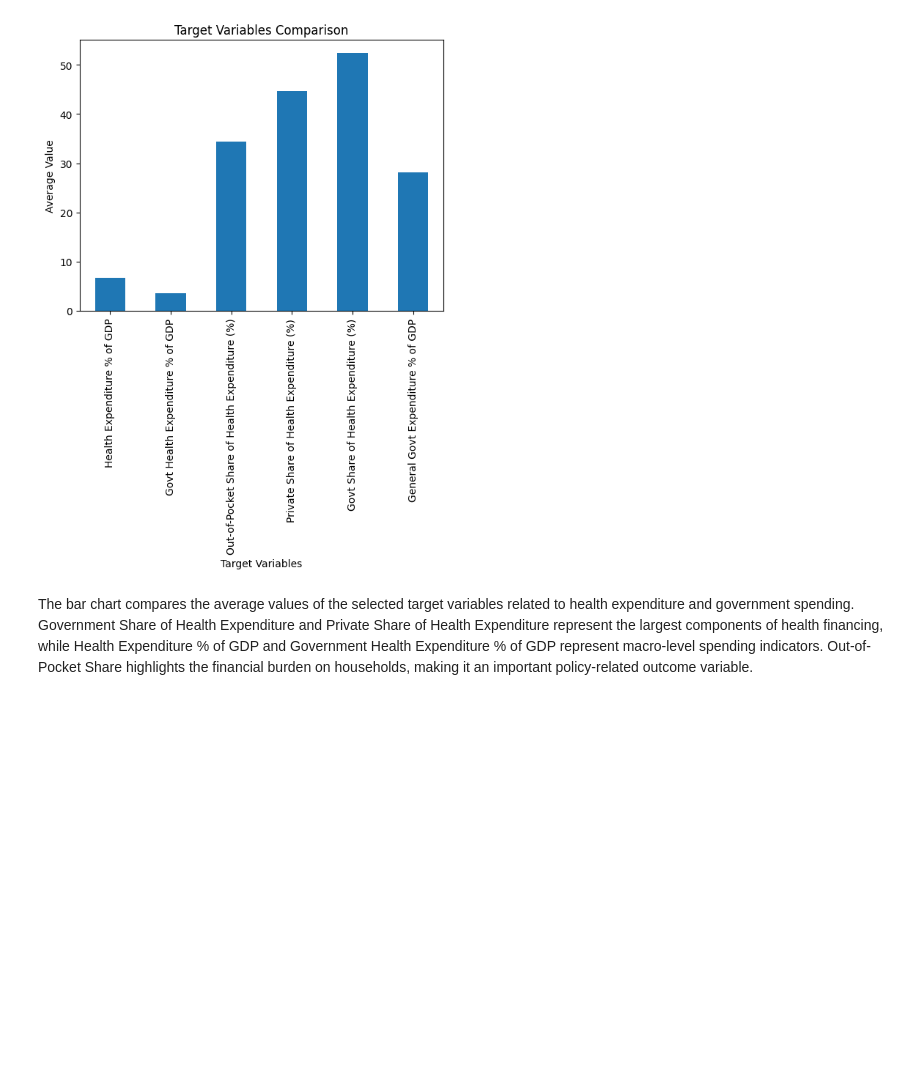
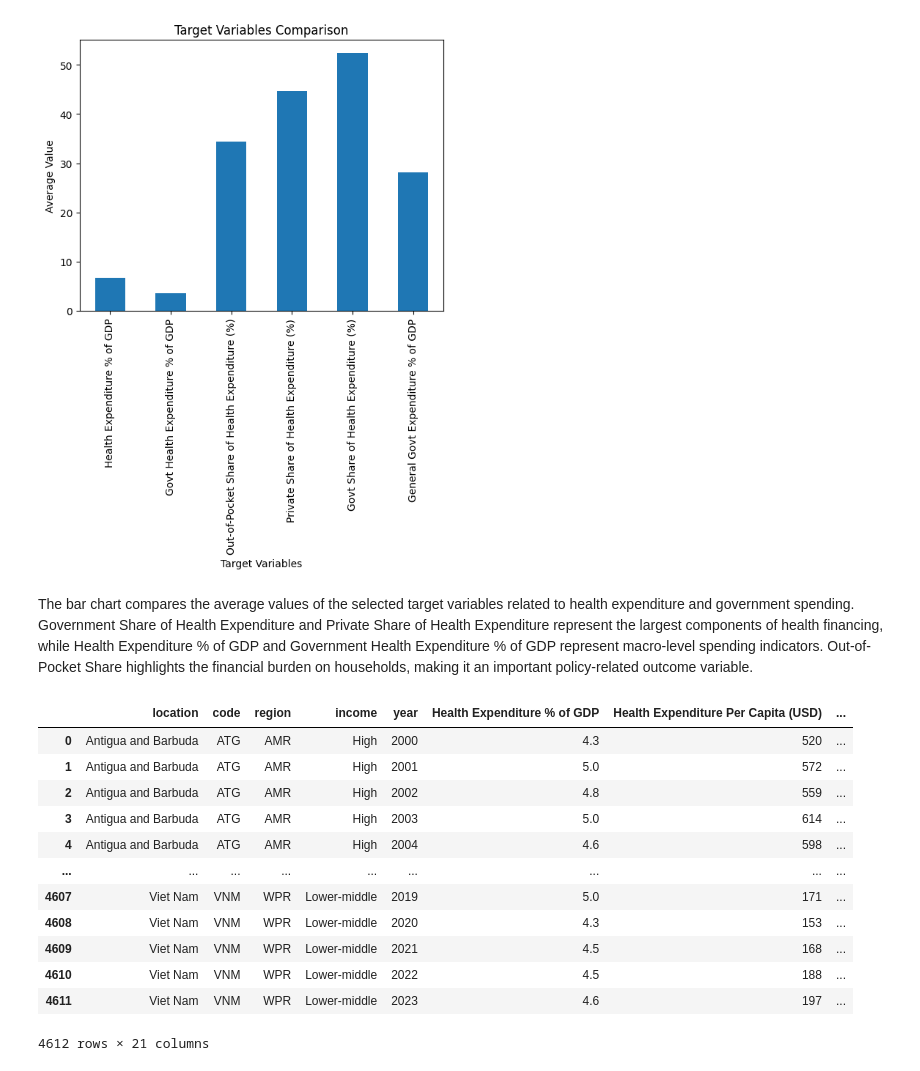
Before and after one commit to Anvith11/Healthcare_DSDG, a Jupyter notebook: eda.ipynb, the cells around one changed output. Cells and saved outputs as stored; diff of their text form; code cells hidden in the pictures; blank space fills up the shorter version.

```diff
--- a/eda.ipynb
+++ b/eda.ipynb
@@ -974,3 +974,23 @@ plt.show()
 [figure]
 # %% [markdown]
 The bar chart compares the average values of the selected target variables related to health expenditure and government spending. Government Share of Health Expenditure and Private Share of Health Expenditure represent the largest components of health financing, while Health Expenditure % of GDP and Government Health Expenditure % of GDP represent macro-level spending indicators. Out-of-Pocket Share highlights the financial burden on households, making it an important policy-related outcome variable.
+# %%
+df_merged = pd.concat(
+    [df_amr, df_afr, df_emr, df_eur, df_sear, df_wpr],
+    ignore_index=True
+)
+df_merged
+# %% [output]
+|  | location | code | region | income | year | Health Expenditure % of GDP | Health Expenditure Per Capita (USD) | ... |
+| 0 | Antigua and Barbuda | ATG | AMR | High | 2000 | 4.3 | 520 | ... |
+| 1 | Antigua and Barbuda | ATG | AMR | High | 2001 | 5.0 | 572 | ... |
+| 2 | Antigua and Barbuda | ATG | AMR | High | 2002 | 4.8 | 559 | ... |
+| 3 | Antigua and Barbuda | ATG | AMR | High | 2003 | 5.0 | 614 | ... |
+| 4 | Antigua and Barbuda | ATG | AMR | High | 2004 | 4.6 | 598 | ... |
+| ... | ... | ... | ... | ... | ... | ... | ... | ... |
+| 4607 | Viet Nam | VNM | WPR | Lower-middle | 2019 | 5.0 | 171 | ... |
+| 4608 | Viet Nam | VNM | WPR | Lower-middle | 2020 | 4.3 | 153 | ... |
+| 4609 | Viet Nam | VNM | WPR | Lower-middle | 2021 | 4.5 | 168 | ... |
+| 4610 | Viet Nam | VNM | WPR | Lower-middle | 2022 | 4.5 | 188 | ... |
+| 4611 | Viet Nam | VNM | WPR | Lower-middle | 2023 | 4.6 | 197 | ... |
+4612 rows × 21 columns
```
Also changed, not shown: parts of 1 cell of this notebook, 3 other files.
